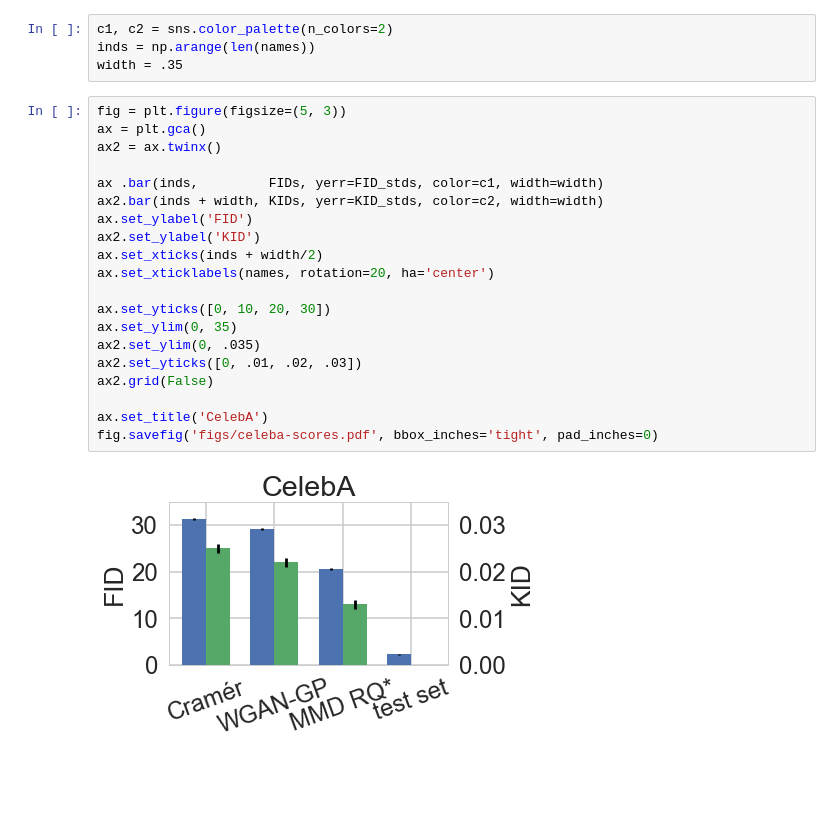
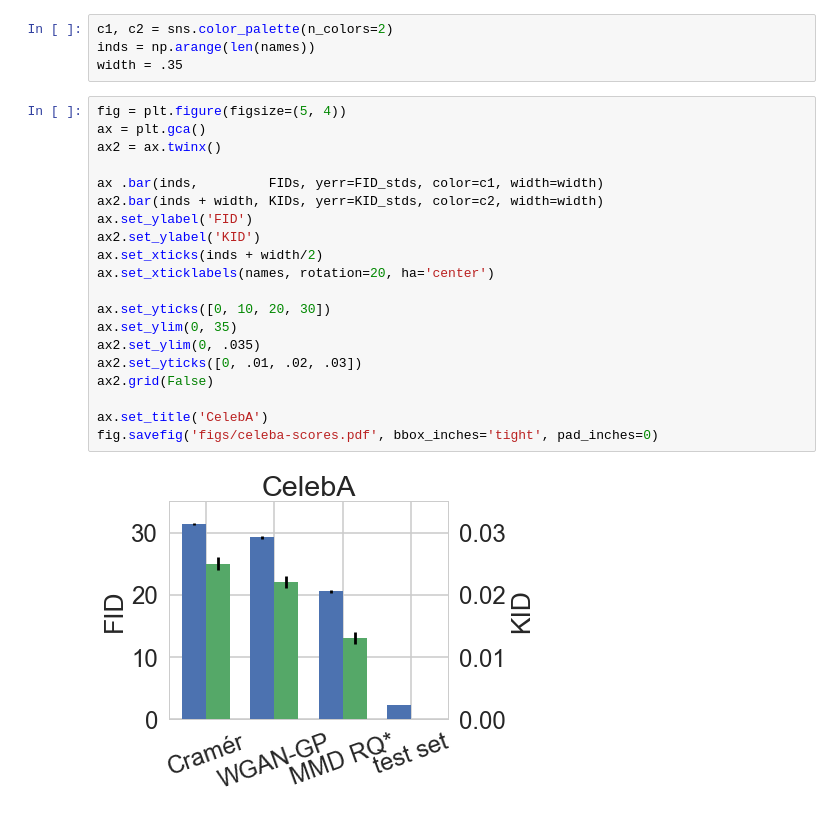
Before and after one commit to fagan2888/mmd-gans-poster, a Jupyter notebook: bar plots.ipynb, the cells around one changed output. Saved outputs shown, nothing was run; the diff lists cells and outputs as text; blank space fills up the shorter version.

```diff
--- a/bar plots.ipynb
+++ b/bar plots.ipynb
@@ -24,25 +24,25 @@ c1, c2 = sns.color_palette(n_colors=2)
 inds = np.arange(len(names))
 width = .35
 # %%
-fig = plt.figure(figsize=(5, 3))
+fig = plt.figure(figsize=(5, 4))
 ax = plt.gca()
 ax2 = ax.twinx()
 
 ax .bar(inds,         FIDs, yerr=FID_stds, color=c1, width=width)
 ax2.bar(inds + width, KIDs, yerr=KID_stds, color=c2, width=width)
 ax.set_ylabel('FID')
 ax2.set_ylabel('KID')
 ax.set_xticks(inds + width/2)
 ax.set_xticklabels(names, rotation=20, ha='center')
 
 ax.set_yticks([0, 10, 20, 30])
 ax.set_ylim(0, 35)
 ax2.set_ylim(0, .035)
 ax2.set_yticks([0, .01, .02, .03])
 ax2.grid(False)
 
 ax.set_title('CelebA')
 fig.savefig('figs/celeba-scores.pdf', bbox_inches='tight', pad_inches=0)
 # %% [output]
-[figure, old version]
+[figure, new version]
 # %%
```
Also changed, not shown: parts of 1 cell of this notebook, 3 other files.
